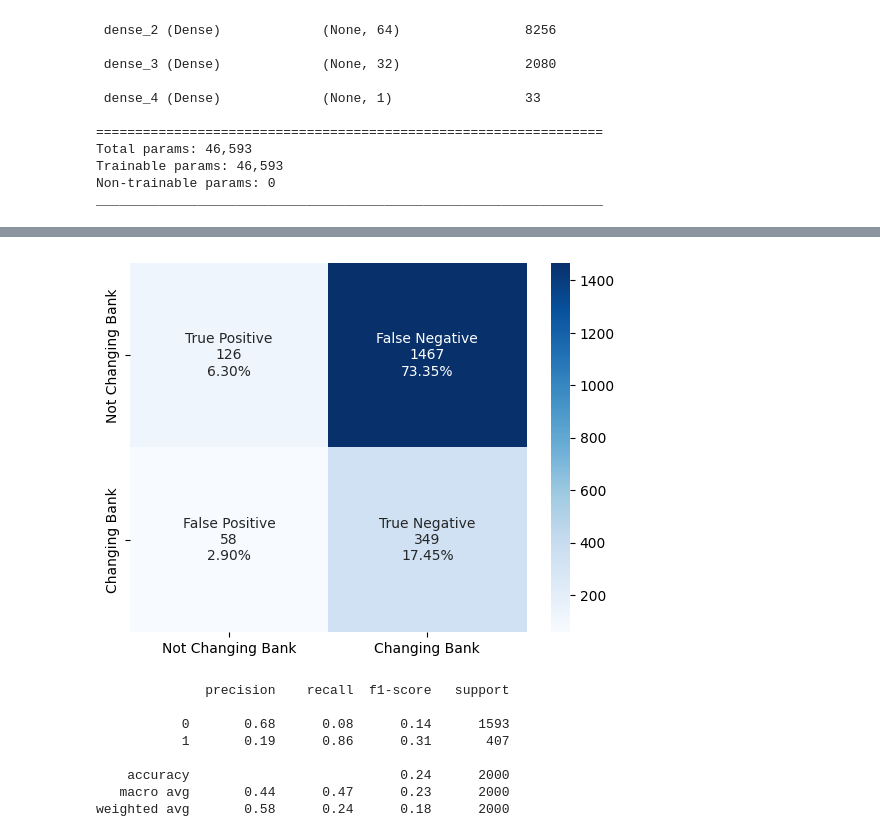
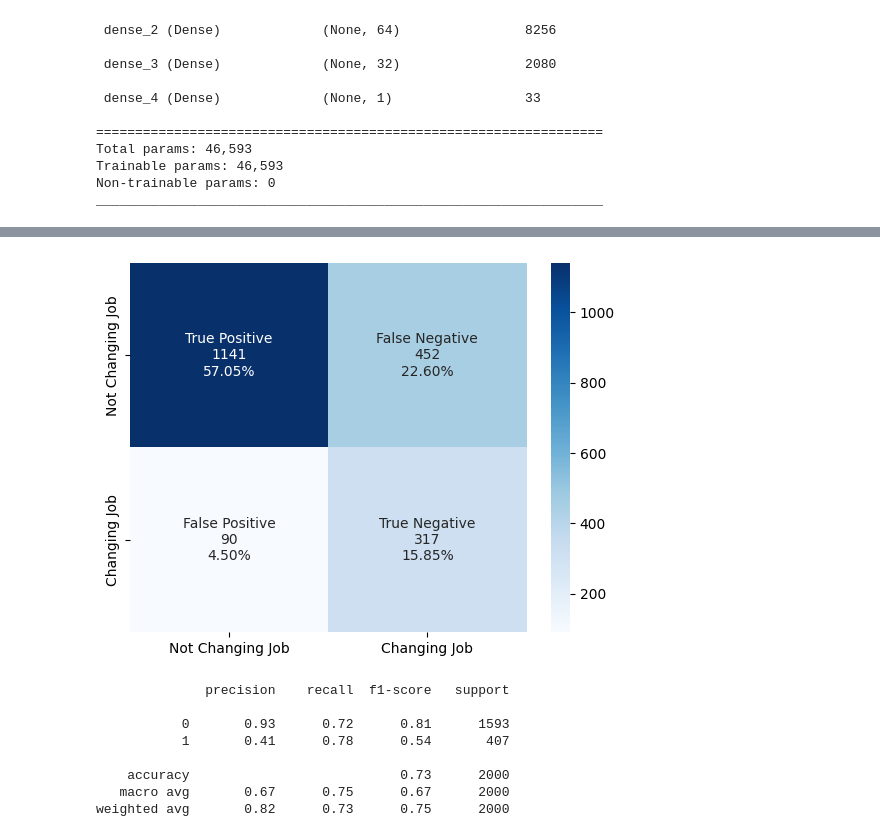
Before and after one commit to muratgguzel/AIML-DeepNN_Project7-BankChurnPrediction, a Jupyter notebook: Murat_Goksenin_Guzel_Project7_v1_1.ipynb, the cells around one changed output, grey strips where cells are left out. Saved outputs shown, nothing was run; the diff lists cells and outputs as text; code cells hidden in the pictures.

Commit message:
Model 3 Starts

```diff
--- a/Murat_Goksenin_Guzel_Project7_v1_1.ipynb
+++ b/Murat_Goksenin_Guzel_Project7_v1_1.ipynb
@@ -1417,14 +1468,14 @@ import random
 random.seed(42)
 tf.random.set_seed(42)
 # %%
-model2 = Sequential()
+model1 = Sequential()
       #Adding the hidden and output layers
-model2.add(Dense(256,activation='relu',kernel_initializer='he_uniform',input_dim = X_train.shape[1]))
-model2.add(Dense(128,activation='relu',kernel_initializer='he_uniform'))
-model2.add(Dense(64,activation='relu',kernel_initializer='he_uniform'))
-model2.add(Dense(32,activation='relu',kernel_initializer='he_uniform'))
-model2.add(Dense(1, activation = 'sigmoid'))
+model1.add(Dense(256,activation='relu',kernel_initializer='he_uniform',input_dim = X_train.shape[1]))
+model1.add(Dense(128,activation='relu',kernel_initializer='he_uniform'))
+model1.add(Dense(64,activation='relu',kernel_initializer='he_uniform'))
+model1.add(Dense(32,activation='relu',kernel_initializer='he_uniform'))
+model1.add(Dense(1, activation = 'sigmoid'))
       #Compiling the ANN with Adam optimizer and binary cross entropy loss function
 optimizer = tf.keras.optimizers.Adam(0.001)
-model2.compile(loss='binary_crossentropy',optimizer=optimizer,metrics=['accuracy'])
+model1.compile(loss='binary_crossentropy',optimizer=optimizer,metrics=['accuracy'])
 # %%
@@ -1450,5 +1501,5 @@ Trainable params: 46,593
 Non-trainable params: 0
 _________________________________________________________________
 # %%
-history2 = model1.fit(X_train,y_train,batch_size=64,epochs=50,verbose=1,validation_split = 0.2)
+history1 = model1.fit(X_train,y_train,batch_size=64,epochs=10,verbose=1,validation_split = 0.2)
 # %% [output]
@@ -1514,6 +1570,6 @@ Best Threshold=0.218865, G-Mean=0.715
 # %%
 #Predicting the results using best as a threshold
-y_pred_e2=model2.predict(X_test)
-y_pred_e2 = (y_pred_e2 > thresholds1[ix])
-y_pred_e2
+y_pred_e1=model1.predict(X_test)
+y_pred_e1 = (y_pred_e1 > thresholds1[ix])
+y_pred_e1
 # %% [output]
@@ -1528,25 +1584,26 @@ array([[False],
 # %%
 #Calculating the confusion matrix
-cm2=confusion_matrix(y_test, y_pred_e2)
+from sklearn.metrics import confusion_matrix
+cm1=confusion_matrix(y_test, y_pred_e1)
 labels = ['True Positive','False Negative','False Positive','True Negative']
-categories = [ 'Not Changing Bank','Changing Bank']
-make_confusion_matrix(cm2,
+categories = [ 'Not Changing Job','Changing Job']
+make_confusion_matrix(cm1,
                       group_names=labels,
                       categories=categories,
                       cmap='Blues')
 # %% [output]
-[figure, old version]
+[figure, new version]
 # %%
 #Accuracy as per the classification report
 from sklearn import metrics
-cr=metrics.classification_report(y_test,y_pred_e2)
+cr=metrics.classification_report(y_test,y_pred_e1)
 print(cr)
 # %% [output]
               precision    recall  f1-score   support
 
-           0       0.68      0.08      0.14      1593
-           1       0.19      0.86      0.31       407
+           0       0.93      0.72      0.81      1593
+           1       0.41      0.78      0.54       407
 
-    accuracy                           0.24      2000
-   macro avg       0.44      0.47      0.23      2000
-weighted avg       0.58      0.24      0.18      2000
+    accuracy                           0.73      2000
+   macro avg       0.67      0.75      0.67      2000
+weighted avg       0.82      0.73      0.75      2000
```
Also changed, not shown: parts of 28 cells of this notebook.
